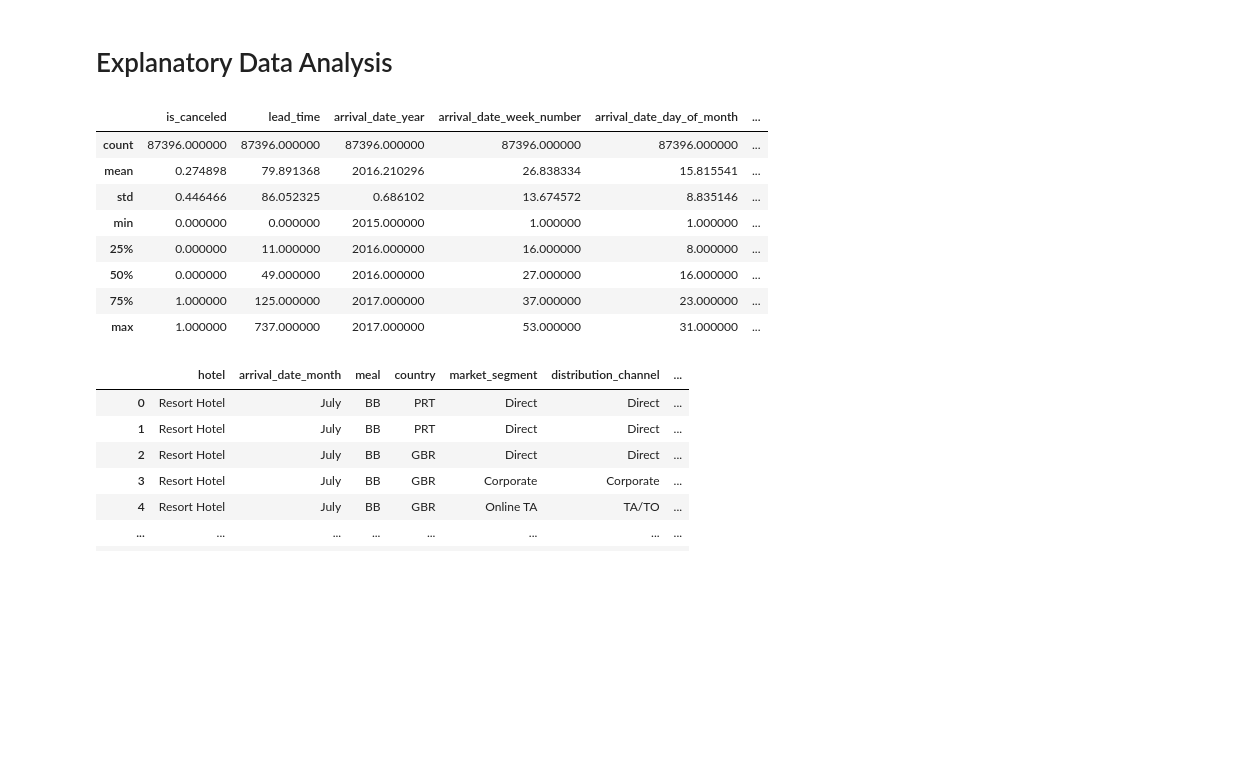
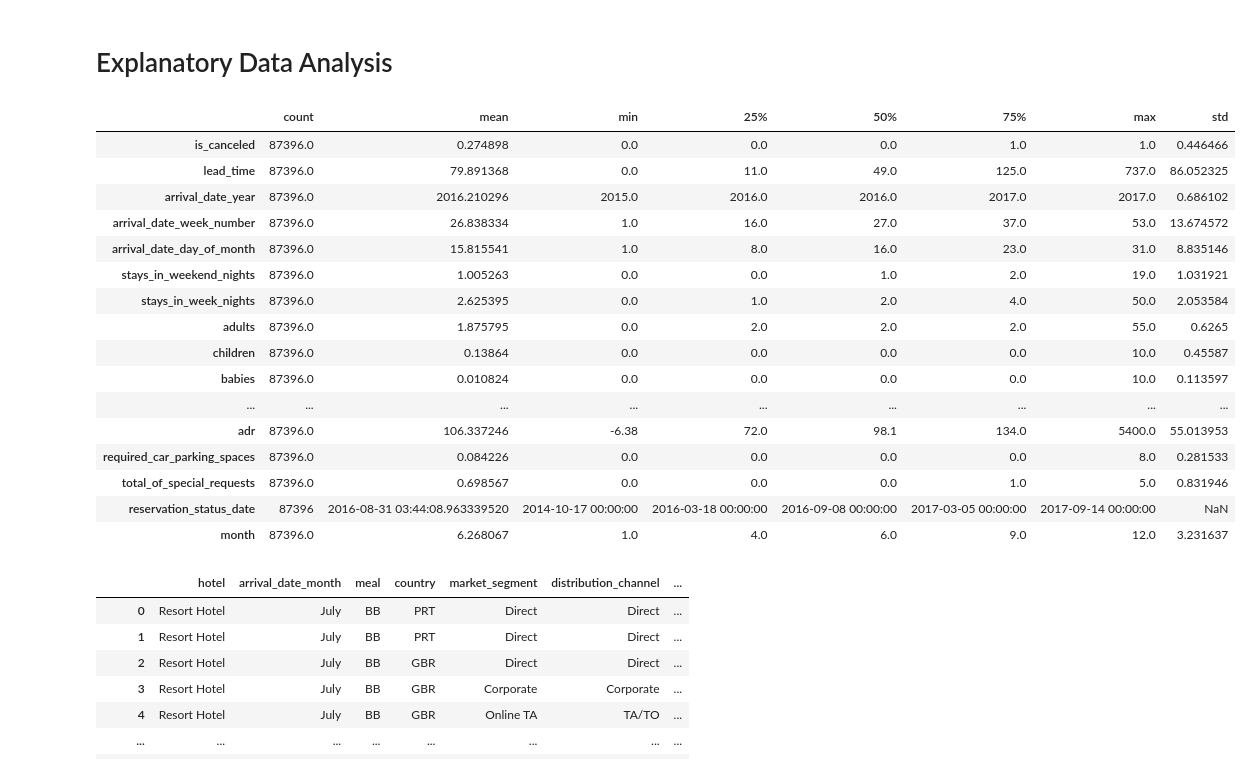
Before and after one commit to xyzaraa/hotel_analysis, a Jupyter notebook: hotel_analysis.ipynb, the cells around one changed output. Cells and saved outputs as stored; diff of their text form; code cells hidden in the pictures; blank space fills up the shorter version.

Commit message:
Data Modelling and clean some variables

```diff
--- a/hotel_analysis.ipynb
+++ b/hotel_analysis.ipynb
@@ -22,10 +46,10 @@ drive.mount('/content/drive')
 Mounted at /content/drive
 # %%
 # Direktori Kiara
-# df = pd.read_csv('/content/drive/MyDrive/Dataset/hotels.csv')
+df = pd.read_csv('/content/drive/MyDrive/Dataset/hotels.csv')
 
 # Direktori Alviya
-df = pd.read_csv('/content/drive/MyDrive/MACHINE LEARNING/Dataset/hotels.csv')
+#df = pd.read_csv('/content/drive/MyDrive/MACHINE LEARNING/Dataset/hotels.csv')
 # %%
 df.head(5)
 # %% [output]
@@ -114,6 +149,6 @@ dtype: int64
 # %%
-numeric_columns = df_cleaned.select_dtypes(include='number').columns
-categorical_columns = df_cleaned.select_dtypes(include='object').columns
+numeric_columns = df.select_dtypes(include='number').columns
+categorical_columns = df.select_dtypes(include='object').columns
 # %%
-df_cleaned[numeric_columns] = df_cleaned[numeric_columns].fillna(df_cleaned[numeric_columns].mean())
-df_cleaned[categorical_columns] = df_cleaned[categorical_columns].fillna(df_cleaned[categorical_columns].mode().iloc[0])
+df[numeric_columns] = df[numeric_columns].fillna(df[numeric_columns].mean())
+df[categorical_columns] = df[categorical_columns].fillna(df[categorical_columns].mode().iloc[0])
@@ -152,20 +166,26 @@ Preview data clean:
 5 rows × 32 columns
 # %% [markdown]
 # Explanatory Data Analysis
-# %%
-df = df_cleaned
 # %%
-df.describe()
+df.describe().transpose()
 # %% [output]
-|  | is_canceled | lead_time | arrival_date_year | arrival_date_week_number | arrival_date_day_of_month | ... |
-| count | 87396.000000 | 87396.000000 | 87396.000000 | 87396.000000 | 87396.000000 | ... |
-| mean | 0.274898 | 79.891368 | 2016.210296 | 26.838334 | 15.815541 | ... |
-| std | 0.446466 | 86.052325 | 0.686102 | 13.674572 | 8.835146 | ... |
-| min | 0.000000 | 0.000000 | 2015.000000 | 1.000000 | 1.000000 | ... |
-| 25% | 0.000000 | 11.000000 | 2016.000000 | 16.000000 | 8.000000 | ... |
-| 50% | 0.000000 | 49.000000 | 2016.000000 | 27.000000 | 16.000000 | ... |
-| 75% | 1.000000 | 125.000000 | 2017.000000 | 37.000000 | 23.000000 | ... |
-| max | 1.000000 | 737.000000 | 2017.000000 | 53.000000 | 31.000000 | ... |
+|  | count | mean | min | 25% | 50% | 75% | max | std |
+| is_canceled | 87396.0 | 0.274898 | 0.0 | 0.0 | 0.0 | 1.0 | 1.0 | 0.446466 |
+| lead_time | 87396.0 | 79.891368 | 0.0 | 11.0 | 49.0 | 125.0 | 737.0 | 86.052325 |
+| arrival_date_year | 87396.0 | 2016.210296 | 2015.0 | 2016.0 | 2016.0 | 2017.0 | 2017.0 | 0.686102 |
+| arrival_date_week_number | 87396.0 | 26.838334 | 1.0 | 16.0 | 27.0 | 37.0 | 53.0 | 13.674572 |
+| arrival_date_day_of_month | 87396.0 | 15.815541 | 1.0 | 8.0 | 16.0 | 23.0 | 31.0 | 8.835146 |
+| stays_in_weekend_nights | 87396.0 | 1.005263 | 0.0 | 0.0 | 1.0 | 2.0 | 19.0 | 1.031921 |
+| stays_in_week_nights | 87396.0 | 2.625395 | 0.0 | 1.0 | 2.0 | 4.0 | 50.0 | 2.053584 |
+| adults | 87396.0 | 1.875795 | 0.0 | 2.0 | 2.0 | 2.0 | 55.0 | 0.6265 |
+| children | 87396.0 | 0.13864 | 0.0 | 0.0 | 0.0 | 0.0 | 10.0 | 0.45587 |
+| babies | 87396.0 | 0.010824 | 0.0 | 0.0 | 0.0 | 0.0 | 10.0 | 0.113597 |
+| ... | ... | ... | ... | ... | ... | ... | ... | ... |
+| adr | 87396.0 | 106.337246 | -6.38 | 72.0 | 98.1 | 134.0 | 5400.0 | 55.013953 |
+| required_car_parking_spaces | 87396.0 | 0.084226 | 0.0 | 0.0 | 0.0 | 0.0 | 8.0 | 0.281533 |
+| total_of_special_requests | 87396.0 | 0.698567 | 0.0 | 0.0 | 0.0 | 1.0 | 5.0 | 0.831946 |
+| reservation_status_date | 87396 | 2016-08-31 03:44:08.963339520 | 2014-10-17 00:00:00 | 2016-03-18 00:00:00 | 2016-09-08 00:00:00 | 2017-03-05 00:00:00 | 2017-09-14 00:00:00 | NaN |
+| month | 87396.0 | 6.268067 | 1.0 | 4.0 | 6.0 | 9.0 | 12.0 | 3.231637 |
 # %%
 df[categorical_columns]
 # %% [output]
```
Also changed, not shown: parts of 77 cells of this notebook.
